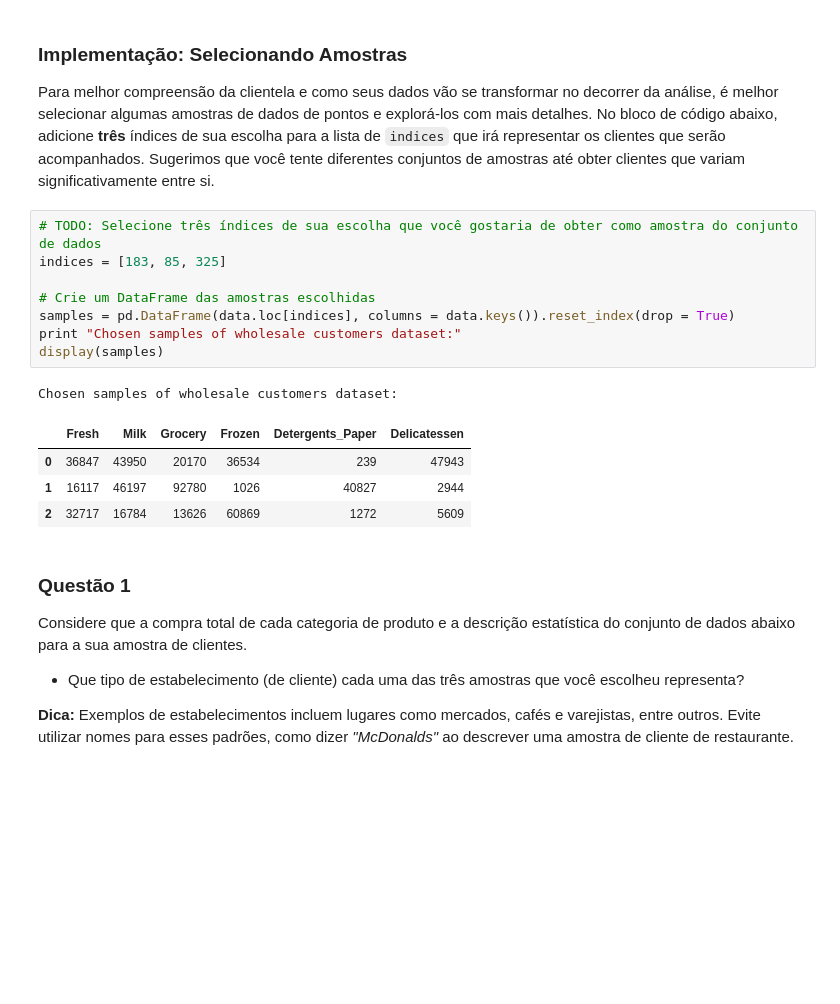
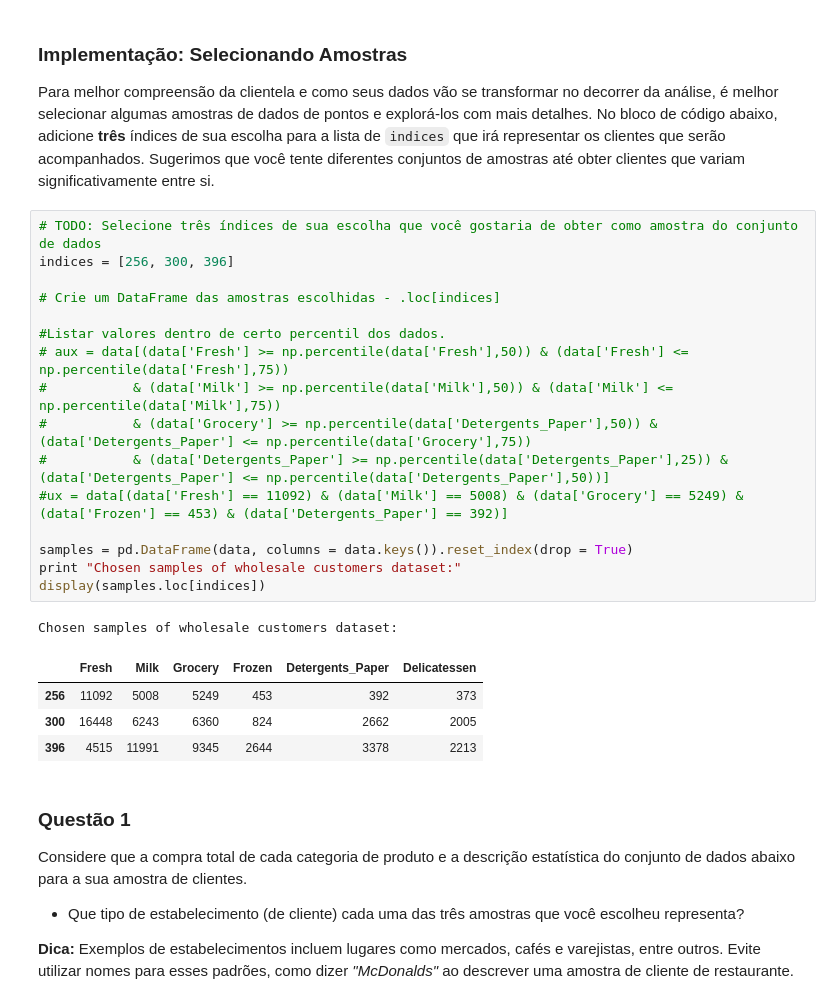
Before and after one commit to PabloGilvan/Customer-Segmentation, a Jupyter notebook: customer_segments_PT.ipynb, the cells around one changed output. Drawn from its saved outputs; the diff is of its cells as text; blank space fills up the shorter version.

```diff
--- a/customer_segments_PT.ipynb
+++ b/customer_segments_PT.ipynb
@@ -61,18 +69,26 @@ display(data.describe())
 Para melhor compreensão da clientela e como seus dados vão se transformar no decorrer da análise, é melhor selecionar algumas amostras de dados de pontos e explorá-los com mais detalhes. No bloco de código abaixo, adicione **três** índices de sua escolha para a lista de `indices` que irá representar os clientes que serão acompanhados. Sugerimos que você tente diferentes conjuntos de amostras até obter clientes que variam significativamente entre si.
 # %%
 # TODO: Selecione três índices de sua escolha que você gostaria de obter como amostra do conjunto de dados
-indices = [183, 85, 325]
+indices = [256, 300, 396]
 
-# Crie um DataFrame das amostras escolhidas
-samples = pd.DataFrame(data.loc[indices], columns = data.keys()).reset_index(drop = True)
+# Crie um DataFrame das amostras escolhidas - .loc[indices]
+
+#Listar valores dentro de certo percentil dos dados.
+# aux = data[(data['Fresh'] >= np.percentile(data['Fresh'],50)) & (data['Fresh'] <= np.percentile(data['Fresh'],75))
+#           & (data['Milk'] >= np.percentile(data['Milk'],50)) & (data['Milk'] <= np.percentile(data['Milk'],75))
+#           & (data['Grocery'] >= np.percentile(data['Detergents_Paper'],50)) & (data['Detergents_Paper'] <= np.percentile(data['Grocery'],75))
+#           & (data['Detergents_Paper'] >= np.percentile(data['Detergents_Paper'],25)) & (data['Detergents_Paper'] <= np.percentile(data['Detergents_Paper'],50))]
+#ux = data[(data['Fresh'] == 11092) & (data['Milk'] == 5008) & (data['Grocery'] == 5249) & (data['Frozen'] == 453) & (data['Detergents_Paper'] == 392)]
+
+samples = pd.DataFrame(data, columns = data.keys()).reset_index(drop = True)
 print "Chosen samples of wholesale customers dataset:"
-display(samples)
+display(samples.loc[indices])
 # %% [output]
 Chosen samples of wholesale customers dataset:
 |  | Fresh | Milk | Grocery | Frozen | Detergents_Paper | Delicatessen |
-| 0 | 36847 | 43950 | 20170 | 36534 | 239 | 47943 |
-| 1 | 16117 | 46197 | 92780 | 1026 | 40827 | 2944 |
-| 2 | 32717 | 16784 | 13626 | 60869 | 1272 | 5609 |
+| 256 | 11092 | 5008 | 5249 | 453 | 392 | 373 |
+| 300 | 16448 | 6243 | 6360 | 824 | 2662 | 2005 |
+| 396 | 4515 | 11991 | 9345 | 2644 | 3378 | 2213 |
 # %% [markdown]
 ### Questão 1
 Considere que a compra total de cada categoria de produto e a descrição estatística do conjunto de dados abaixo para a sua amostra de clientes.
```
Also changed, not shown: parts of 22 cells of this notebook.
